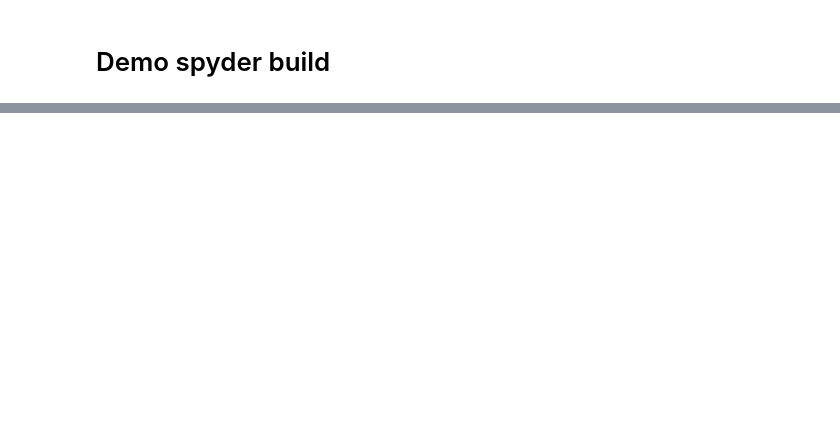
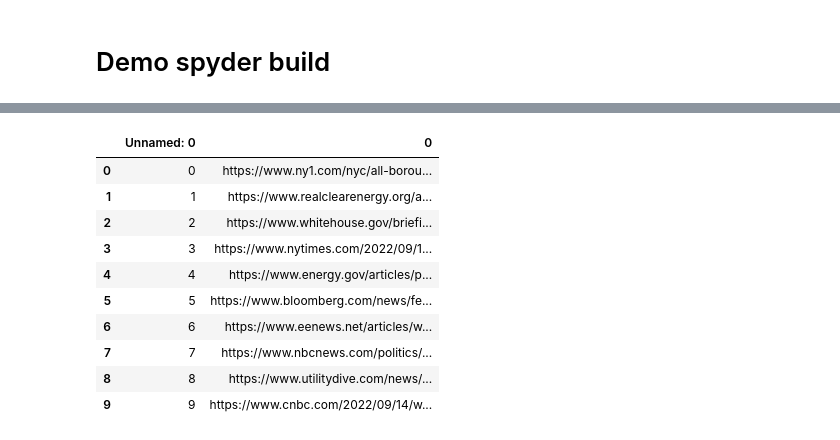
Before and after one commit to Dude-where-s-my-copper/EV_growth, a Jupyter notebook: dans_scrape.ipynb, the cells around one changed output, grey strips where cells are left out. Drawn from its saved outputs; the diff is of its cells as text; code cells hidden in the pictures; blank space fills up the shorter version.

Commit message:
starting trial run on first science article

```diff
--- a/dans_scrape.ipynb
+++ b/dans_scrape.ipynb
@@ -162,0 +119,5 @@ pd.read_csv('quotes.csv')
+# %%
+news = pd.read_csv('news_articles.csv')
+sci = pd.read_csv('scientific_articles.csv')
+# %%
+pd.set_option('display.max_colwidth', -1)
@@ -162,0 +126,14 @@ pd.read_csv('quotes.csv')
+# %%
+news.head(12)
+# %% [output]
+|  | Unnamed: 0 | 0 |
+| 0 | 0 | https://www.ny1.com/nyc/all-borou... |
+| 1 | 1 | https://www.realclearenergy.org/a... |
+| 2 | 2 | https://www.whitehouse.gov/briefi... |
+| 3 | 3 | https://www.nytimes.com/2022/09/1... |
+| 4 | 4 | https://www.energy.gov/articles/p... |
+| 5 | 5 | https://www.bloomberg.com/news/fe... |
+| 6 | 6 | https://www.eenews.net/articles/w... |
+| 7 | 7 | https://www.nbcnews.com/politics/... |
+| 8 | 8 | https://www.utilitydive.com/news/... |
+| 9 | 9 | https://www.cnbc.com/2022/09/14/w... |
```
Also changed, not shown: parts of 14 cells of this notebook.
